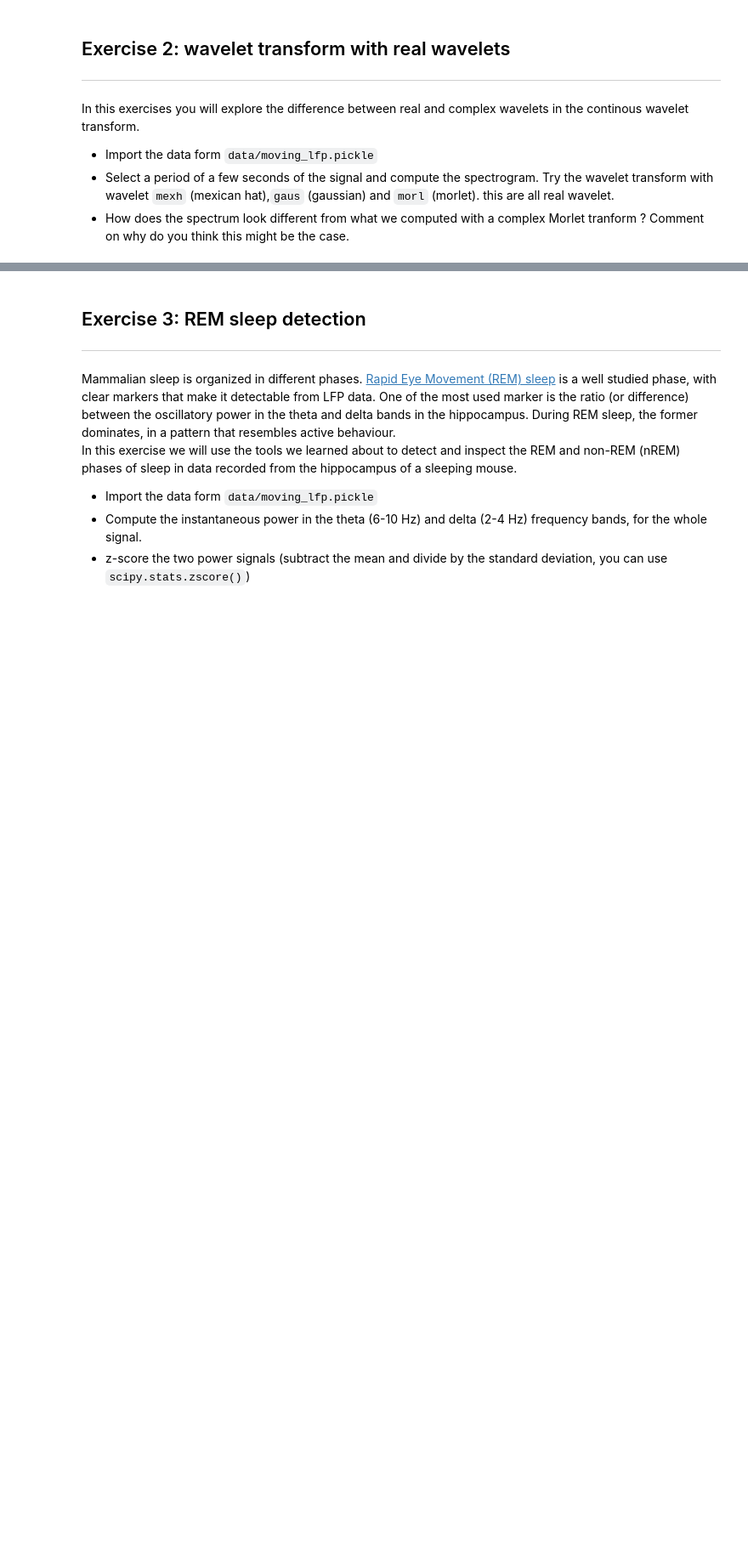
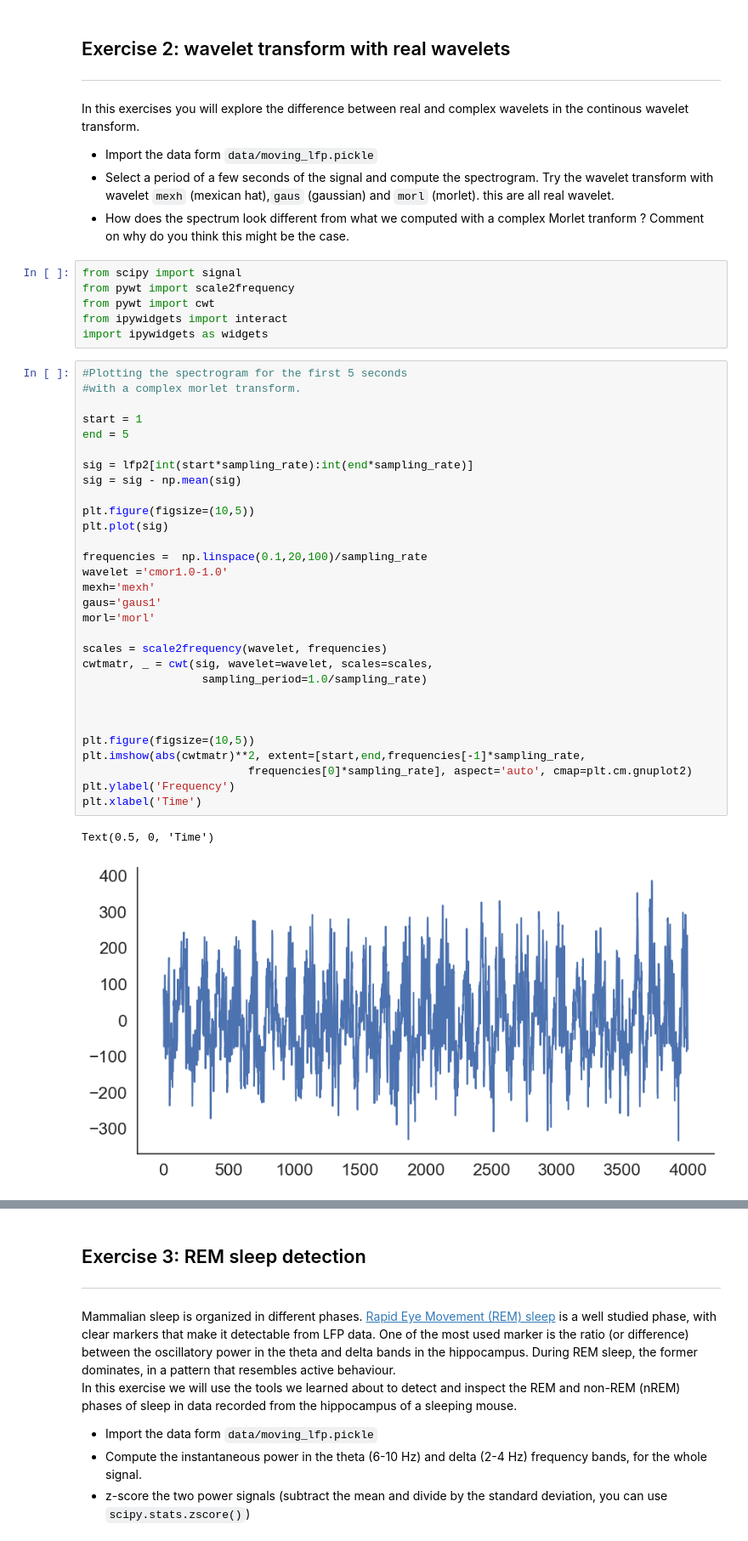
Before and after one commit to OrfeasGD/Neuranal, a Jupyter notebook: LFP_Orfeas.ipynb, the cells around one changed output, grey strips where cells are left out. Shown at 85% size. Drawn from its saved outputs; the diff is of its cells as text; blank space fills up the shorter version.

```diff
--- a/LFP_Orfeas.ipynb
+++ b/LFP_Orfeas.ipynb
@@ -167,3 +167,42 @@ In this exercises you will explore the difference between real and complex wavel
 - Select a period of a few seconds of the signal and compute the spectrogram.
   Try the wavelet transform with wavelet `mexh` (mexican hat),`gaus` (gaussian) and `morl` (morlet). this are all real wavelet.
 - How does the spectrum look different from what we computed with a complex Morlet tranform ? Comment on why do you think this might be the case.
+# %%
+from scipy import signal
+from pywt import scale2frequency
+from pywt import cwt
+from ipywidgets import interact
+import ipywidgets as widgets
+# %%
+#Plotting the spectrogram for the first 5 seconds
+#with a complex morlet transform.
+
+start = 1
+end = 5
+
+sig = lfp2[int(start*sampling_rate):int(end*sampling_rate)]
+sig = sig - np.mean(sig)
+
+plt.figure(figsize=(10,5))
+plt.plot(sig)
+
+frequencies =  np.linspace(0.1,20,100)/sampling_rate
+wavelet ='cmor1.0-1.0'
+mexh='mexh'
+gaus='gaus1'
+morl='morl'
+
+scales = scale2frequency(wavelet, frequencies)
+cwtmatr, _ = cwt(sig, wavelet=wavelet, scales=scales,
+                  sampling_period=1.0/sampling_rate)
+
+
+
+plt.figure(figsize=(10,5))
+plt.imshow(abs(cwtmatr)**2, extent=[start,end,frequencies[-1]*sampling_rate,
+                         frequencies[0]*sampling_rate], aspect='auto', cmap=plt.cm.gnuplot2)
+plt.ylabel('Frequency')
+plt.xlabel('Time')
+# %% [output]
+Text(0.5, 0, 'Time')
+[figure, added]
```
Also changed, not shown: parts of 11 cells of this notebook.
